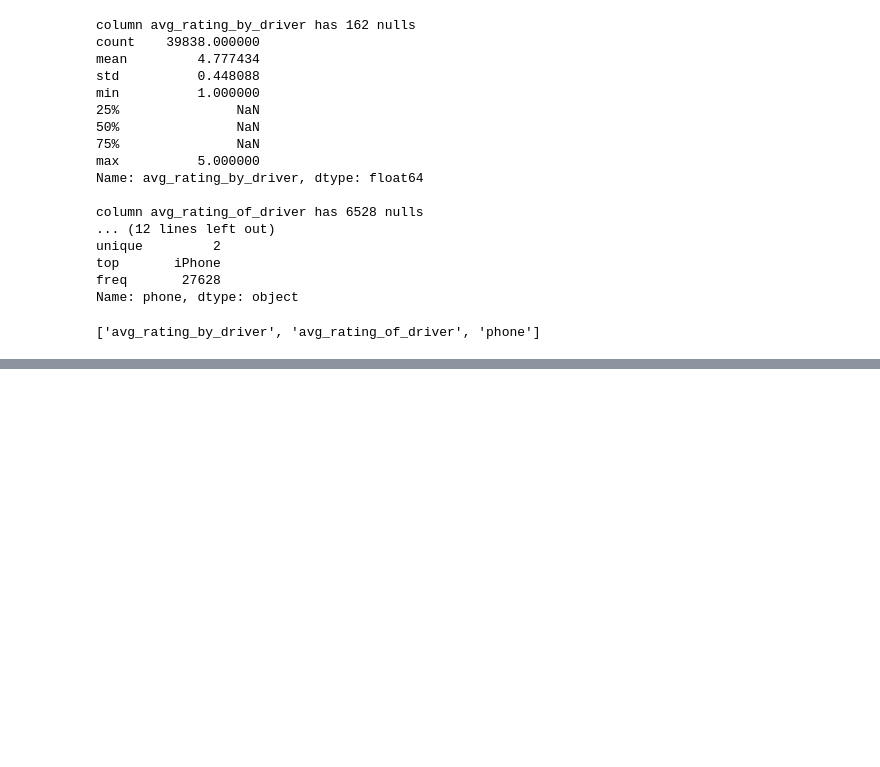
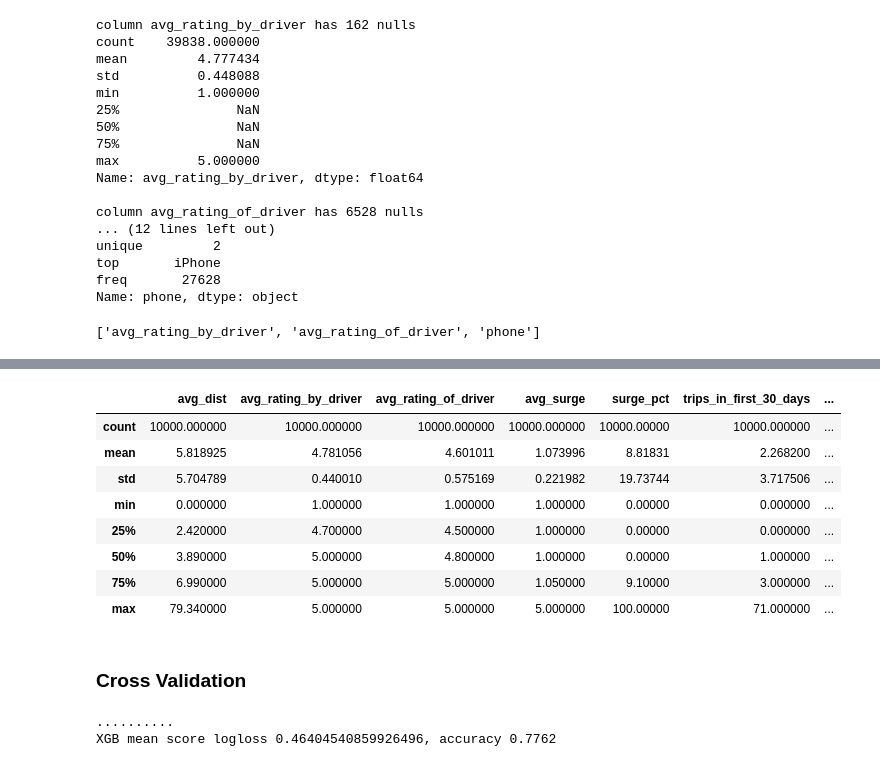
Before and after one commit to programng/churn-case-study, a Jupyter notebook: eda/eda_zhu.ipynb, the cells around one changed output, grey strips where cells are left out. Cells and saved outputs as stored; diff of their text form; code cells hidden in the pictures; blank space fills up the shorter version.

Commit message:
Accuracy of 0.77 and 0.46 logloss error

```diff
--- a/eda/eda_zhu.ipynb
+++ b/eda/eda_zhu.ipynb
@@ -127,0 +151,9 @@ train_df.head()
+# %%
+# Changing categorical to dummies
+obj_cols = [column for column in train_df.columns if train_df[column].dtype == 'O']
+
+for column in obj_cols:
+    dummies_df = pd.get_dummies(train_df[column])
+    train_df = pd.concat([train_df, dummies_df], axis=1)
+    dummies_df = pd.get_dummies(train_df[column])
+    test_df = pd.concat([test_df, dummies_df], axis=1)
@@ -127,0 +170,3 @@ train_df.head()
+# %%
+train_df.drop(['city','phone'], axis=1, inplace=True)
+test_df.drop(['city','phone'], axis=1, inplace=True)
@@ -127,0 +182,14 @@ train_df.head()
+# %%
+train_df.describe()
+# %% [output]
+|  | avg_dist | avg_rating_by_driver | avg_rating_of_driver | avg_surge | surge_pct | trips_in_first_30_days | ... |
+| count | 10000.000000 | 10000.000000 | 10000.000000 | 10000.000000 | 10000.00000 | 10000.000000 | ... |
+| mean | 5.818925 | 4.781056 | 4.601011 | 1.073996 | 8.81831 | 2.268200 | ... |
+| std | 5.704789 | 0.440010 | 0.575169 | 0.221982 | 19.73744 | 3.717506 | ... |
+| min | 0.000000 | 1.000000 | 1.000000 | 1.000000 | 0.00000 | 0.000000 | ... |
+| 25% | 2.420000 | 4.700000 | 4.500000 | 1.000000 | 0.00000 | 0.000000 | ... |
+| 50% | 3.890000 | 5.000000 | 4.800000 | 1.000000 | 0.00000 | 1.000000 | ... |
+| 75% | 6.990000 | 5.000000 | 5.000000 | 1.050000 | 9.10000 | 3.000000 | ... |
+| max | 79.340000 | 5.000000 | 5.000000 | 5.000000 | 100.00000 | 71.000000 | ... |
+# %% [markdown]
+### Cross Validation
@@ -127,0 +230,21 @@ train_df.head()
+# %%
+X_train = train_df.values
+X_test = test_df.values
+
+cv_scores_xgb = []
+kf = model_selection.KFold(n_splits=10, random_state=1)
+
+#dev is the current fold's train, and val is current fold's validation
+for dev_index, val_index in kf.split(range(X_train.shape[0])):    # excluded since we are not stratefying ,train_y):
+        print('.', end='', flush=True)
+        dev_X, val_X = X_train[dev_index,:], X_train[val_index,:]
+        dev_y, val_y = y_train[dev_index], y_train[val_index]
+        preds, model = runXGB(dev_X, dev_y, val_X, val_y)
+#         print(val_y.min(),val_y.max(), preds.min(), preds.max())
+        cv_scores_xgb.append([log_loss(val_y, preds), accuracy_score(val_y, (preds[:,1] > 0.5)*1)])
+cv_scores_xgb = np.array(cv_scores_xgb)
+print("")
+print("XGB mean score logloss {}, accuracy {}".format(np.mean(cv_scores_xgb[:,0]), np.mean(cv_scores_xgb[:,1])))
+# %% [output]
+..........
+XGB mean score logloss 0.46404540859926496, accuracy 0.7762
```
Also changed, not shown: parts of 14 cells of this notebook.
